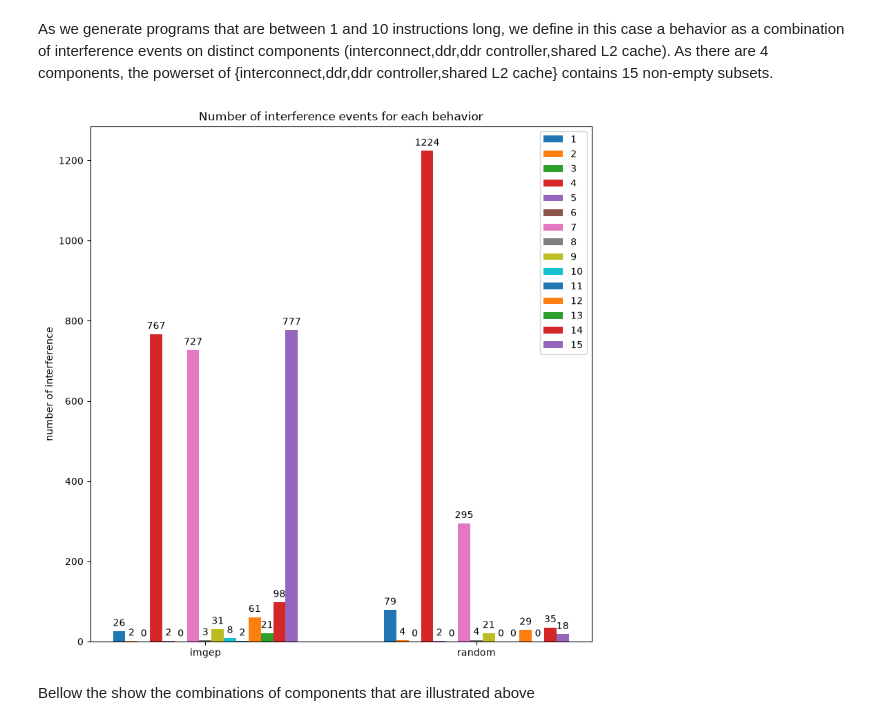
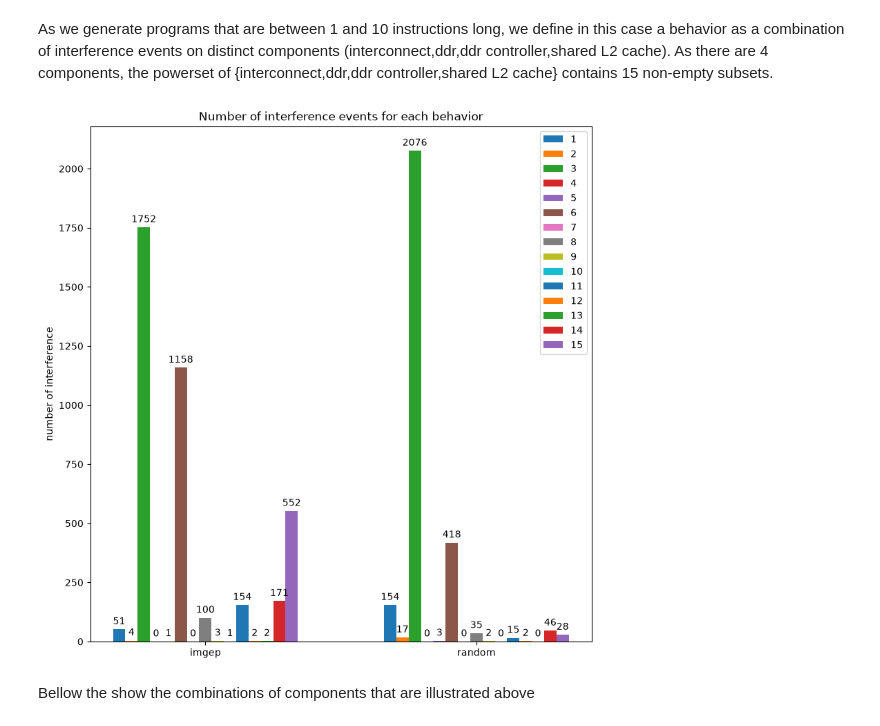
Before and after one commit to Ludoviccccc/Aixia_nouvelle_approche, a Jupyter notebook: analysis_imgep_if.ipynb, the cells around one changed output. Drawn from its saved outputs; the diff is of its cells as text; code cells hidden in the pictures.

```diff
--- a/analysis_imgep_if.ipynb
+++ b/analysis_imgep_if.ipynb
@@ -86,7 +91,7 @@ from sklearn.cluster import HDBSCAN
 
 #Load data
 folder = "results"
-N = 3000
+N = 5000
 k=1
 name_imgep = f'{folder}/imgep_detailled_if_N_{N}_k_{k}'
 name_random = f'{folder}/random_detailled_if_N_{N}'
@@ -102,7 +111,7 @@ nb_events = {}
 for j,content in enumerate([content_random,content_imgep]):
     for type_if in content_imgep['memory_observation']:
         keys = list(content['memory_observation'][type_if].keys())
-        nb_events[type_if] = (len(content_imgep['memory_observation'][type_if][keys[0]]),len(content_random['memory_observation'][type_if][keys[0]]))
+        nb_events[type_if] = (len(content_imgep['memory_observation'][type_if].columns),len(content_random['memory_observation'][type_if].columns))
 
 fig, ax = plt.subplots(layout='constrained',figsize=(5,5))
 
@@ -149,8 +163,8 @@ history2._j = N
 history1.memory_observation = content_imgep['memory_observation']
 history2.memory_observation = content_random['memory_observation']
 for type_if in content_imgep['memory_observation'].keys():
-    merge_distinct_counts[type_if] = (np.unique(history1.as_tab(type_if)[:-1],axis=1).shape[1],
-                                          np.unique(history2.as_tab(type_if)[:-1],axis=1).shape[1])
+    merge_distinct_counts[type_if] = (np.unique(history1.as_tab(type_if),axis=1).shape[1],
+                                          np.unique(history2.as_tab(type_if),axis=1).shape[1])
 
 
 fig, ax = plt.subplots(layout='constrained',figsize=(5,5))
@@ -175,54 +220,37 @@ As we generate programs that are between 1 and 10 instructions long, we define i
 # %%
-def select_idx(sub_list_types,list_types,content):
-    '''
-    selects programs that exhibit all of interference types from list_types
-    '''
-    selection = []
-    for j in range(N):
-        s = 0
-        sn = 0
-        for if_type in list_types:
-            if j in content['memory_observation'][if_type]['idx']:
-                if if_type in sub_list_types:
-                    s+=1
-                else:
-                    sn+=1
-        if s==len(sub_list_types) and sn==0:
-            selection.append(j)
-    return selection
 
-list_types = list(content_imgep['memory_observation'].keys())
+
 
 from itertools import combinations
 
 def get_all_subsets(input_list):
     subsets = []
     for r in range(len(input_list) + 1):
         # combinations() returns tuples, so we convert them to lists
         for combo in combinations(input_list, r):
             subsets.append(list(combo))
     return subsets
 
 
 power_set = get_all_subsets(list_types)
 
 behavior_counts = {}
 for j,subset in enumerate(power_set):
-    behavior_counts[j] = (len(select_idx(subset,list_types,content_imgep)),len(select_idx(subset,list_types,content_random)))
+    behavior_counts[j] = (len(select_idx(subset,list_types,content_imgep)[0]),len(select_idx(subset,list_types,content_random)[0]))
 del behavior_counts[0]
 fig, ax = plt.subplots(layout='constrained',figsize=(8,8))
 
 res = ax.grouped_bar(behavior_counts, tick_labels=['imgep','random'], group_spacing=7)
 for container in res.bar_containers:
     ax.bar_label(container, padding=3)
 
 # Add some text for labels, title, etc.
 ax.set_ylabel('number of interference')
 ax.set_title('Number of interference events for each behavior')
 ax.legend(loc='upper right', ncols=1)
 plt.show()
 # %% [output]
-[figure, old version]
+[figure, new version]
 # %% [markdown]
 Bellow the show the combinations of components that are illustrated above
 # %%
```
Also changed, not shown: parts of 8 cells of this notebook.
